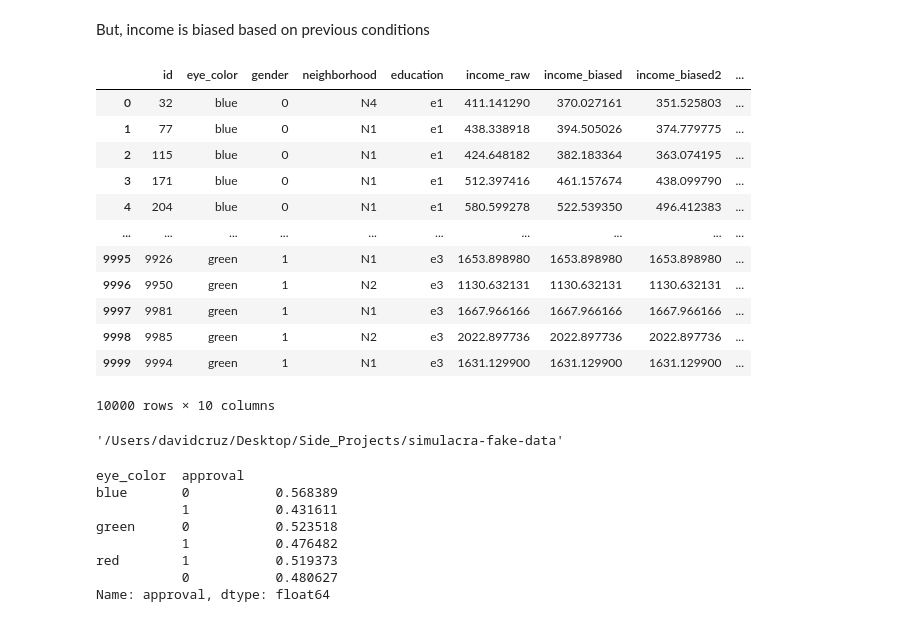
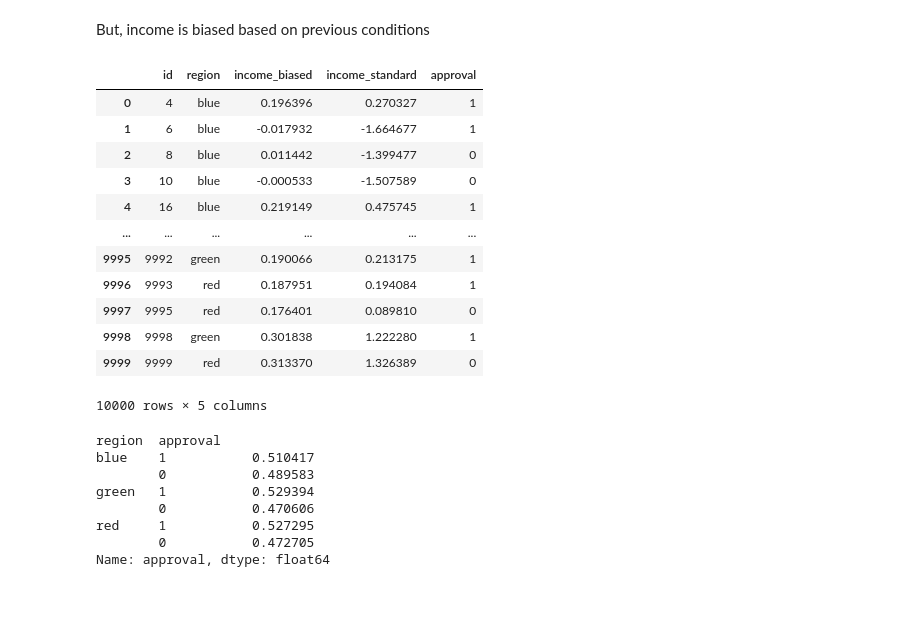
Before and after one commit to DAVIDCRUZ0202/pysimstudy, a Jupyter notebook: Demos/Simstudy Biased Data Demo.ipynb, the cells around one changed output. Saved outputs shown, nothing was run; the diff lists cells and outputs as text; code cells hidden in the pictures.

```diff
--- a/Demos/Simstudy Biased Data Demo.ipynb
+++ b/Demos/Simstudy Biased Data Demo.ipynb
@@ -372,0 +294,19 @@ Name: income_raw, dtype: float64
+# %%
+df = defData(varname = "region", formula="0.33, 0.33, 0.33",
+             variance="red, blue, green", dist="categorical")
+
+df4x = genData(10000, df)
+
+defIncome = defCondition(condition = "region=='blue'",
+                    formula = 0.1,
+                    variance = .1**2,
+                    dist = "normal")
+
+defIncomeBiased = defCondition(defIncome, condition = "region!='blue'",
+                    formula = .2,
+                    variance = .1**2,
+                    dist = "normal")
+
+df5 = addCondition(defIncome, df4x, newvar="income_raw")
+df5 = addCondition(defIncomeBiased, df4x, newvar="income_biased")
+dfadd = defDataAdd(varname="approval", formula='0.5', dist='binary' )
@@ -397,20 +376,0 @@ df3 = addColumns(defTarget, df3)
-# %%
-df3
-# %% [output]
-|  | id | eye_color | gender | neighborhood | education | income_raw | income_biased | income_biased2 | ... |
-| 0 | 32 | blue | 0 | N4 | e1 | 411.141290 | 370.027161 | 351.525803 | ... |
-| 1 | 77 | blue | 0 | N1 | e1 | 438.338918 | 394.505026 | 374.779775 | ... |
-| 2 | 115 | blue | 0 | N1 | e1 | 424.648182 | 382.183364 | 363.074195 | ... |
-| 3 | 171 | blue | 0 | N1 | e1 | 512.397416 | 461.157674 | 438.099790 | ... |
-| 4 | 204 | blue | 0 | N1 | e1 | 580.599278 | 522.539350 | 496.412383 | ... |
-| ... | ... | ... | ... | ... | ... | ... | ... | ... | ... |
-| 9995 | 9926 | green | 1 | N1 | e3 | 1653.898980 | 1653.898980 | 1653.898980 | ... |
-| 9996 | 9950 | green | 1 | N2 | e3 | 1130.632131 | 1130.632131 | 1130.632131 | ... |
-| 9997 | 9981 | green | 1 | N1 | e3 | 1667.966166 | 1667.966166 | 1667.966166 | ... |
-| 9998 | 9985 | green | 1 | N2 | e3 | 2022.897736 | 2022.897736 | 2022.897736 | ... |
-| 9999 | 9994 | green | 1 | N1 | e3 | 1631.129900 | 1631.129900 | 1631.129900 | ... |
-10000 rows × 10 columns
-# %%
-os.getcwd()
-# %% [output]
-'/Users/davidcruz/Desktop/Side_Projects/simulacra-fake-data'
@@ -419,12 +377,28 @@ df3.to_csv('/Users/davidcruz/Desktop/Side_Projects/simulacra-fake-data/approval-
+# %%
+df5
+# %% [output]
+|  | id | region | income_biased | income_standard | approval |
+| 0 | 4 | blue | 0.196396 | 0.270327 | 1 |
+| 1 | 6 | blue | -0.017932 | -1.664677 | 1 |
+| 2 | 8 | blue | 0.011442 | -1.399477 | 0 |
+| 3 | 10 | blue | -0.000533 | -1.507589 | 0 |
+| 4 | 16 | blue | 0.219149 | 0.475745 | 1 |
+| ... | ... | ... | ... | ... | ... |
+| 9995 | 9992 | green | 0.190066 | 0.213175 | 1 |
+| 9996 | 9993 | red | 0.187951 | 0.194084 | 1 |
+| 9997 | 9995 | red | 0.176401 | 0.089810 | 0 |
+| 9998 | 9998 | green | 0.301838 | 1.222280 | 1 |
+| 9999 | 9999 | red | 0.313370 | 1.326389 | 0 |
+10000 rows × 5 columns
 # %%
-df3.groupby('eye_color')['approval'].value_counts(normalize=True)
+df5.groupby('region')['approval'].value_counts(normalize=True)
 # %% [output]
-eye_color  approval
-blue       0           0.568389
-           1           0.431611
-green      0           0.523518
-           1           0.476482
-red        1           0.519373
-           0           0.480627
+region  approval
+blue    1           0.510417
+        0           0.489583
+green   1           0.529394
+        0           0.470606
+red     1           0.527295
+        0           0.472705
 Name: approval, dtype: float64
 # %%
```
Also changed, not shown: parts of 41 cells of this notebook, 1 other file.
